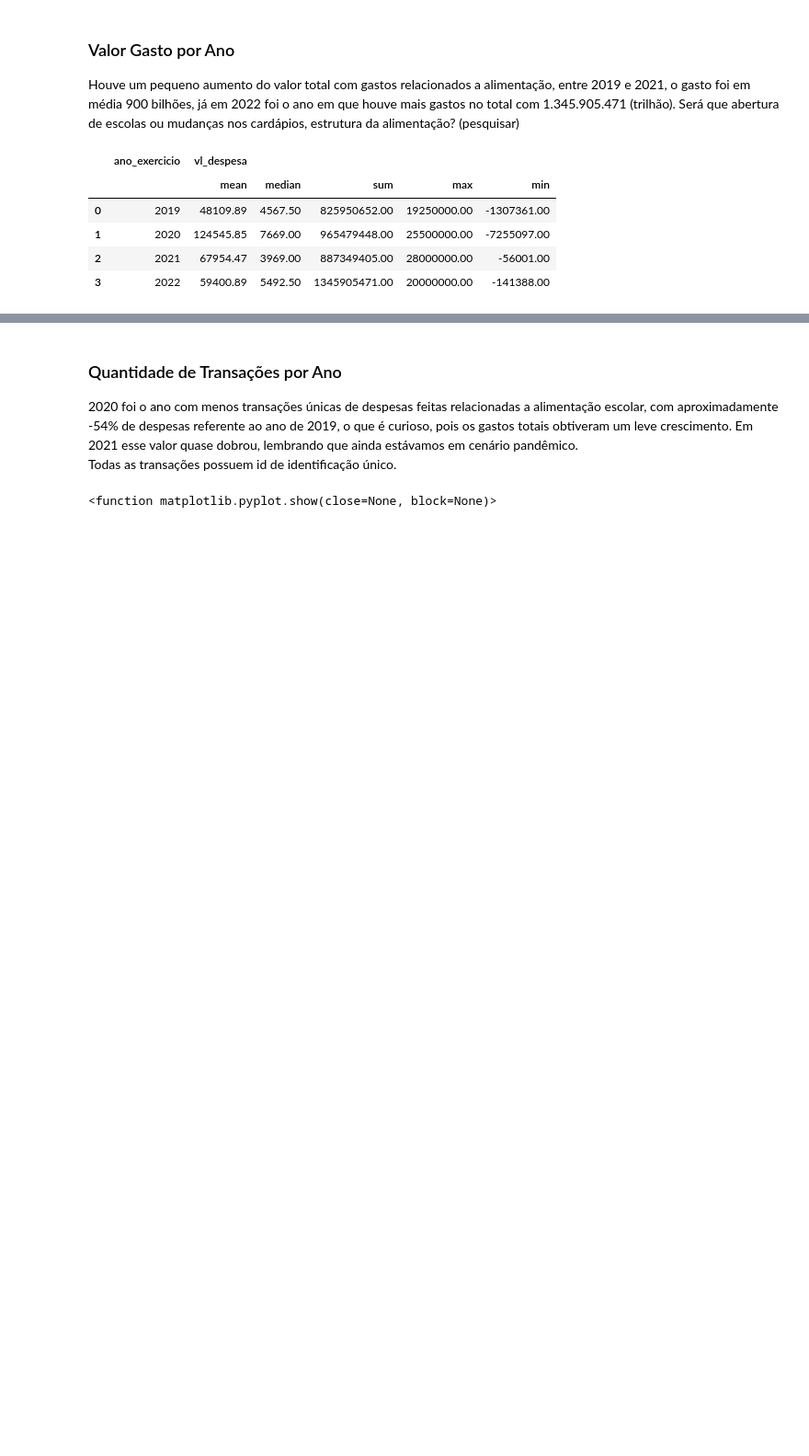
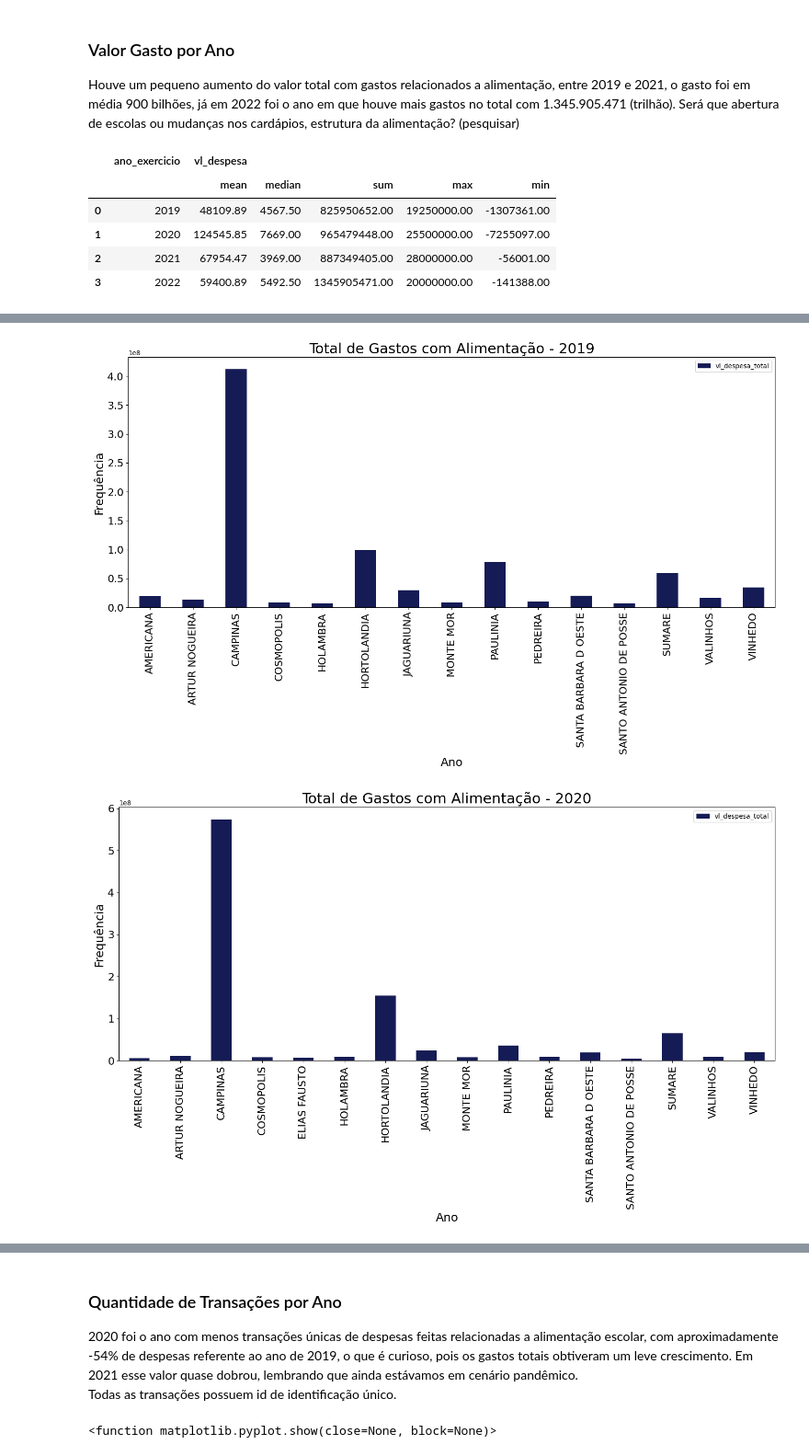
Before and after one commit to natmiata/analise-alimentacao-escolar, a Jupyter notebook: src/notebooks/analise-exploratoria.ipynb, the cells around one changed output, grey strips where cells are left out. Shown at 92% size. Drawn from its saved outputs; the diff is of its cells as text; code cells hidden in the pictures; blank space fills up the shorter version.

```diff
--- a/src/notebooks/analise-exploratoria.ipynb
+++ b/src/notebooks/analise-exploratoria.ipynb
@@ -119,0 +138,15 @@ plot_bar(df_soma, 'ano_exercicio', 'vl_despesa_total', 'Total de Gastos com Alim
+# %%
+df_soma_mun = df.groupby(['ds_municipio', 'ano_exercicio']).agg({'vl_despesa': 'sum'}).apply(lambda s: s.apply('{0:.2f}'.format)).reset_index()
+df_soma_mun.rename(columns={'vl_despesa': 'vl_despesa_total'}, inplace = True)
+df_soma_mun['vl_despesa_total'] = df_soma_mun['vl_despesa_total'].astype(float)
+# %%
+ano = [2019, 2020, 2021, 2022]
+
+for y in ano:
+    df_temp_mun = df_soma_mun.loc[df_soma_mun.ano_exercicio==y,:]
+    if len(df_temp_mun) == 0:
+        continue
+    plot_bar(df_temp_mun, 'ds_municipio', 'vl_despesa_total', f'Total de Gastos com Alimentação - {y}', 'Ano')
+# %% [output]
+[figure, added]
+[figure, added]
```
Also changed, not shown: parts of 46 cells of this notebook, 1 other file.
